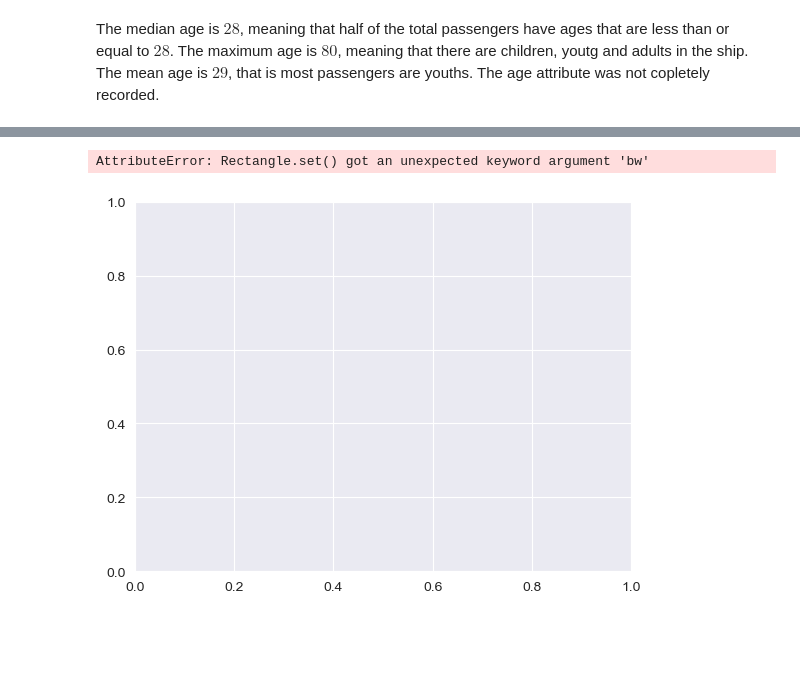
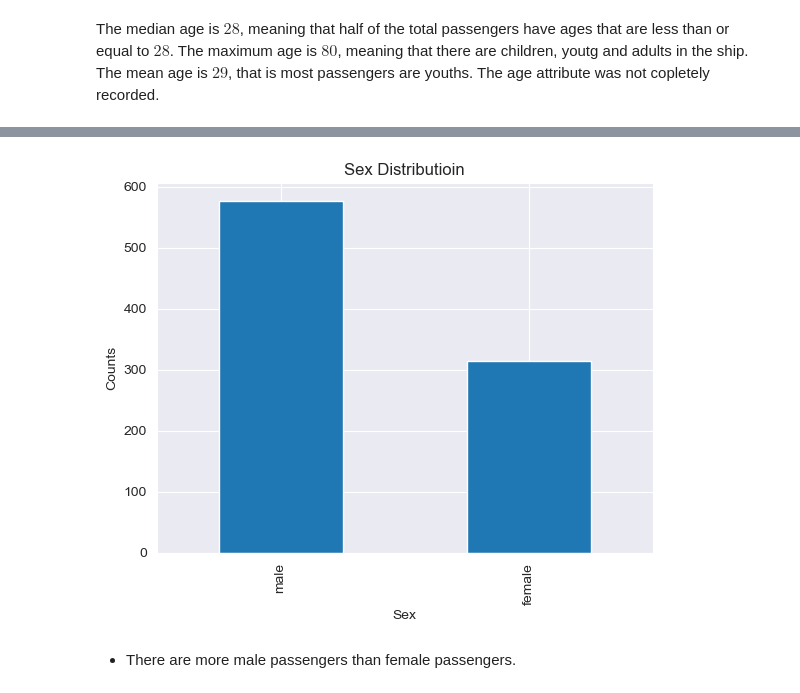
Before and after one commit to muyiwa-obadara/CODSOFT, a Jupyter notebook: titanic/titabic.ipynb, the cells around one changed output, grey strips where cells are left out. Cells and saved outputs as stored; diff of their text form; code cells hidden in the pictures; blank space fills up the shorter version.

```diff
--- a/titanic/titabic.ipynb
+++ b/titanic/titabic.ipynb
@@ -143,5 +132,9 @@ The `Age` attribute spread more than the other numerical attributes. There are m
-# %%
-df.Embarked.value_counts().plot.barh()
-# %% [output]
-AttributeError: Rectangle.set() got an unexpected keyword argument 'bw'
-[figure, removed]
+# %%
+ax = df.Sex.value_counts().plot.bar()
+ax.set_title("Sex Distributioin")
+ax.yaxis.set_label_text("Counts")
+plt.show()
+# %% [output]
+[figure, added]
+# %% [markdown]
+- There are more male passengers than female passengers.
```
Also changed, not shown: parts of 8 cells of this notebook, 1 other file.
